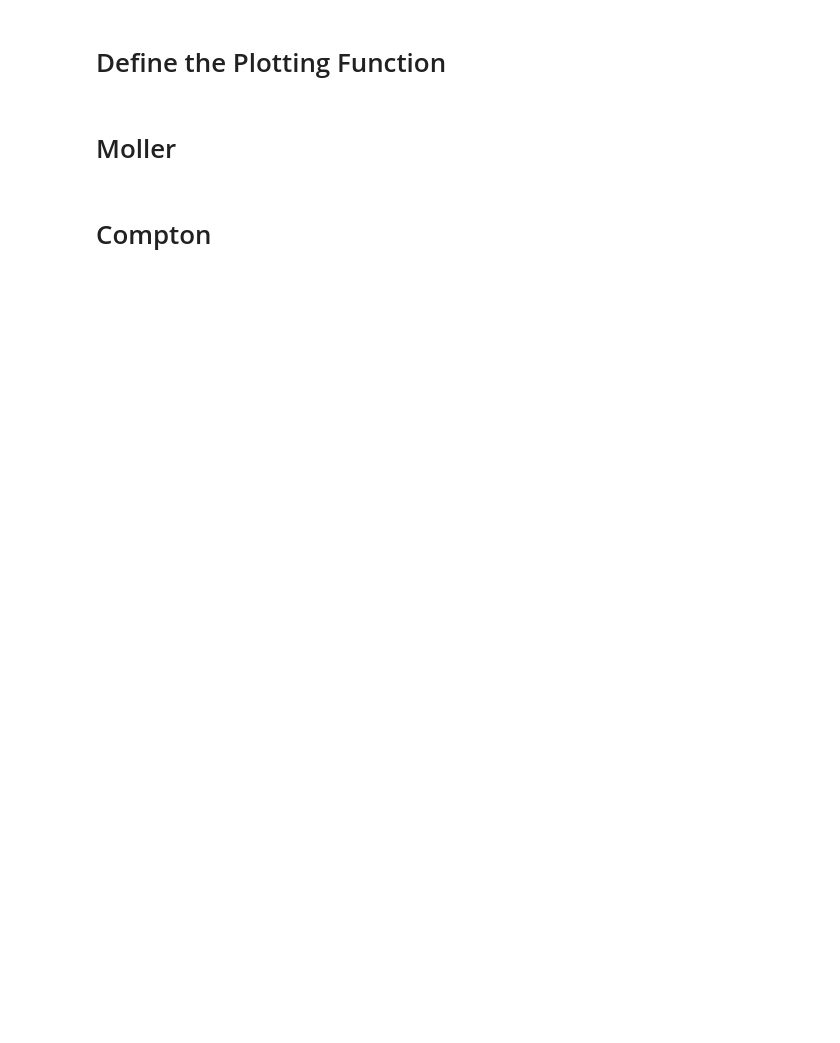
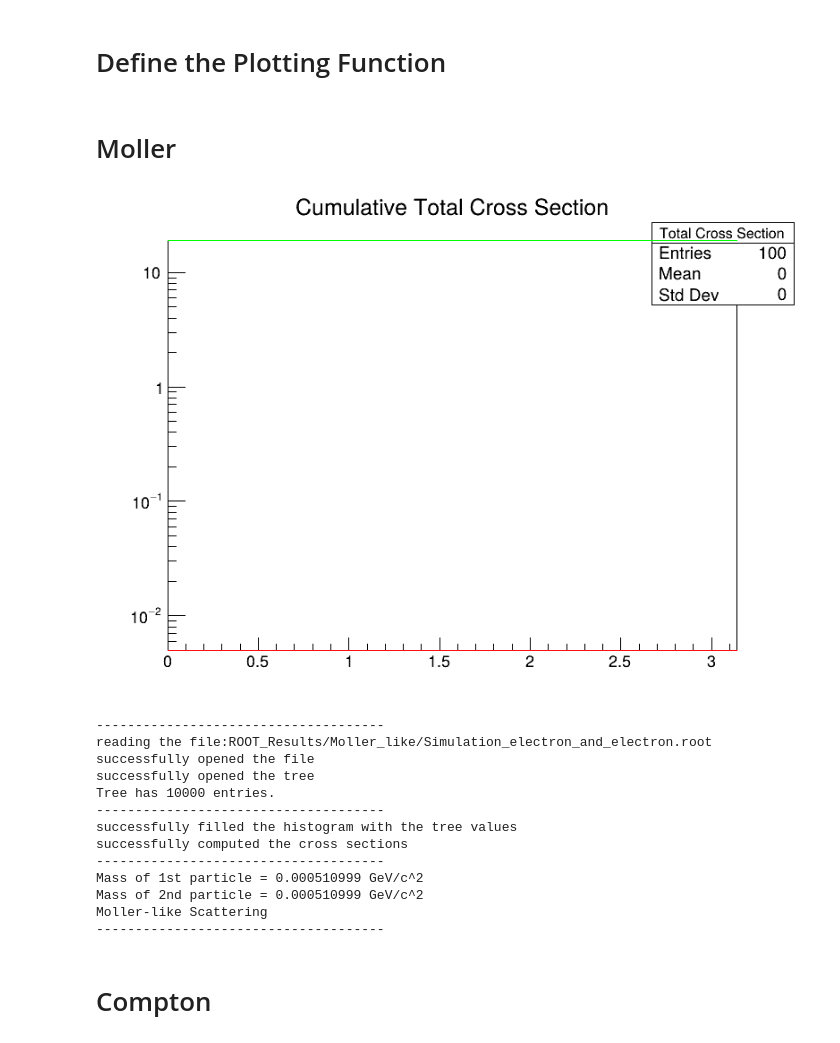
Before and after one commit to Lance-Gamier/QED-Test, a Jupyter notebook: Data_Analysis.ipynb, the cells around one changed output. Drawn from its saved outputs; the diff is of its cells as text; code cells hidden in the pictures; blank space fills up the shorter version.

Commit message:
Completed the plots in Differential Scattering Cross Section

```diff
--- a/Data_Analysis.ipynb
+++ b/Data_Analysis.ipynb
@@ -81,4 +301,21 @@ void read_histogram(const std::string& filename)
 # %% [markdown]
 # Moller
+# %%
+read_histogram("ROOT_Results/Moller_like/Simulation_electron_and_electron.root");
+# %% [output]
+[figure, added]
+-------------------------------------
+reading the file:ROOT_Results/Moller_like/Simulation_electron_and_electron.root
+successfully opened the file
+successfully opened the tree
+Tree has 10000 entries.
+-------------------------------------
+successfully filled the histogram with the tree values
+successfully computed the cross sections
+-------------------------------------
+Mass of 1st particle = 0.000510999 GeV/c^2
+Mass of 2nd particle = 0.000510999 GeV/c^2
+Moller-like Scattering
+-------------------------------------
 # %% [markdown]
 # Compton
```
Also changed, not shown: parts of 8 cells of this notebook, 2 other files.
